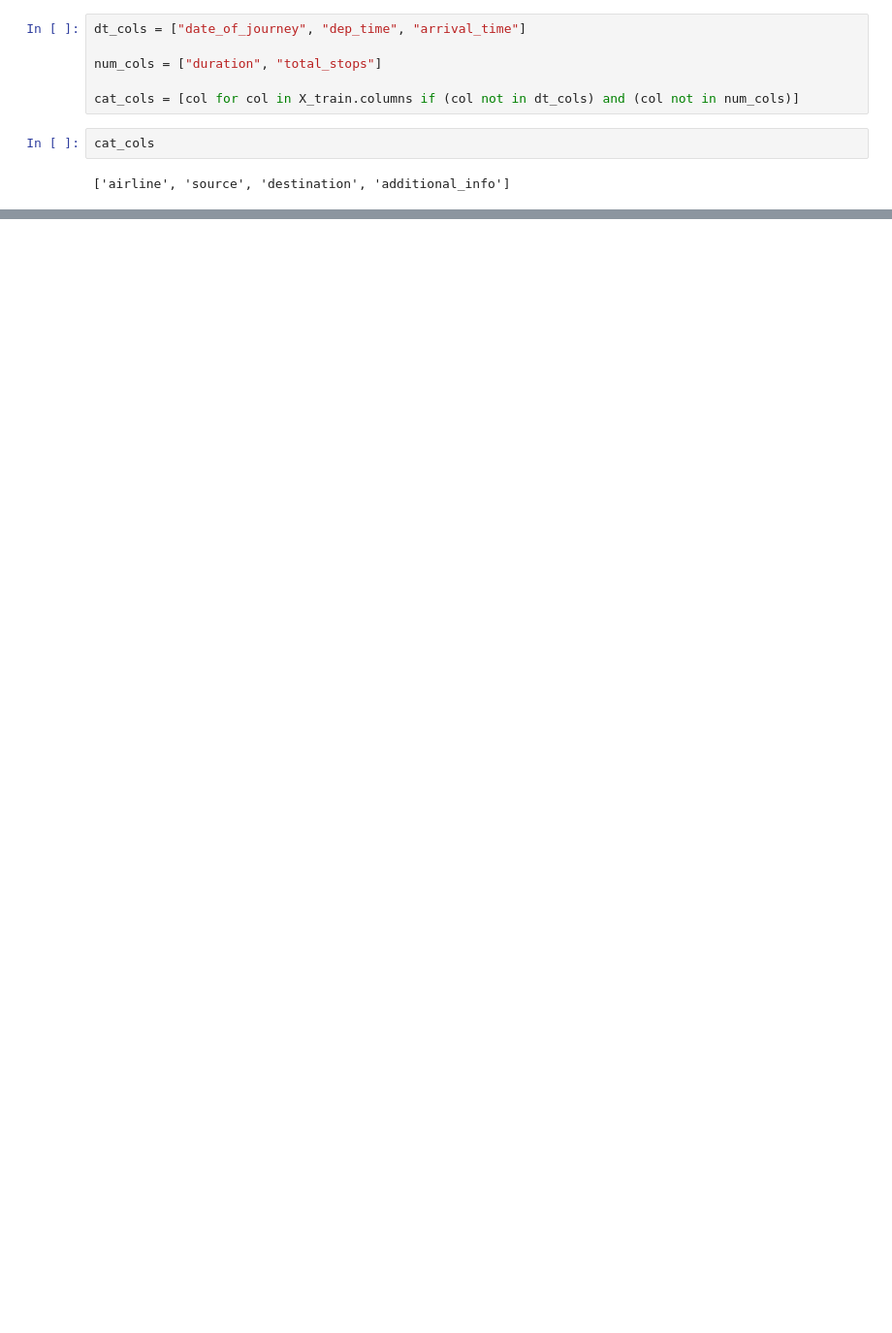
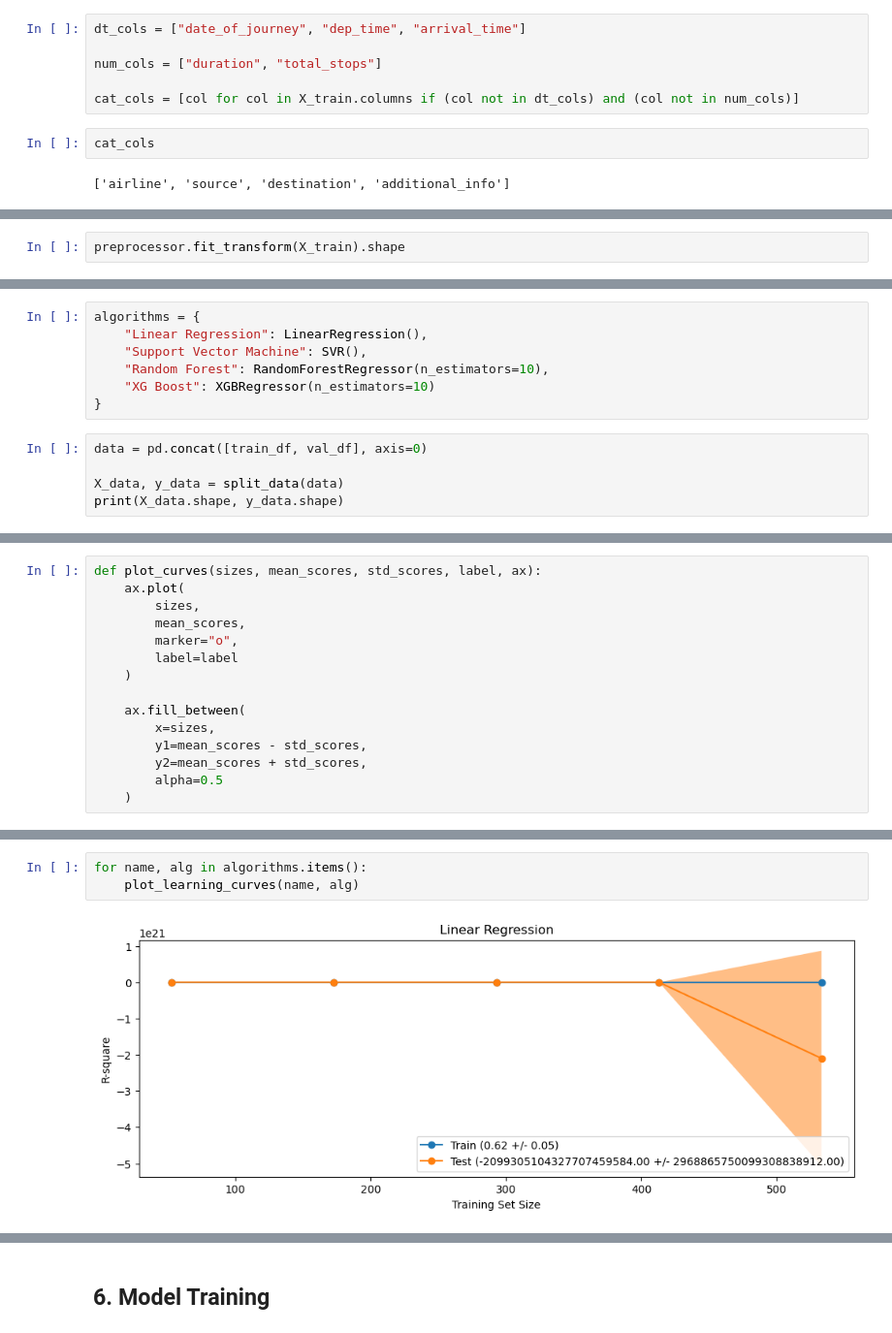
Before and after one commit to TheUndisput3d/flask-ml-project, a Jupyter notebook: model-training.ipynb, the cells around one changed output, grey strips where cells are left out. Shown at 97% size. Drawn from its saved outputs; the diff is of its cells as text; blank space fills up the shorter version.

Commit message:
train model and created flask app

```diff
--- a/model-training.ipynb
+++ b/model-training.ipynb
@@ -95,0 +184,2 @@ num_pipe = Pipeline(
+# %%
+preprocessor.fit_transform(X_train).shape
@@ -95,0 +190,12 @@ num_pipe = Pipeline(
+# %%
+algorithms = {
+	"Linear Regression": LinearRegression(),
+	"Support Vector Machine": SVR(),
+	"Random Forest": RandomForestRegressor(n_estimators=10),
+	"XG Boost": XGBRegressor(n_estimators=10)
+}
+# %%
+data = pd.concat([train_df, val_df], axis=0)
+
+X_data, y_data = split_data(data)
+print(X_data.shape, y_data.shape)
@@ -95,0 +204,15 @@ num_pipe = Pipeline(
+# %%
+def plot_curves(sizes, mean_scores, std_scores, label, ax):
+	ax.plot(
+		sizes,
+		mean_scores,
+		marker="o",
+		label=label
+	)
+
+	ax.fill_between(
+		x=sizes,
+		y1=mean_scores - std_scores,
+		y2=mean_scores + std_scores,
+		alpha=0.5
+	)
@@ -95,0 +269,5 @@ num_pipe = Pipeline(
+# %%
+for name, alg in algorithms.items():
+	plot_learning_curves(name, alg)
+# %% [output]
+[figure, added]
@@ -95,0 +277,2 @@ num_pipe = Pipeline(
+# %% [markdown]
+## 6. Model Training
```
Also changed, not shown: parts of 33 cells of this notebook, 7 other files.
